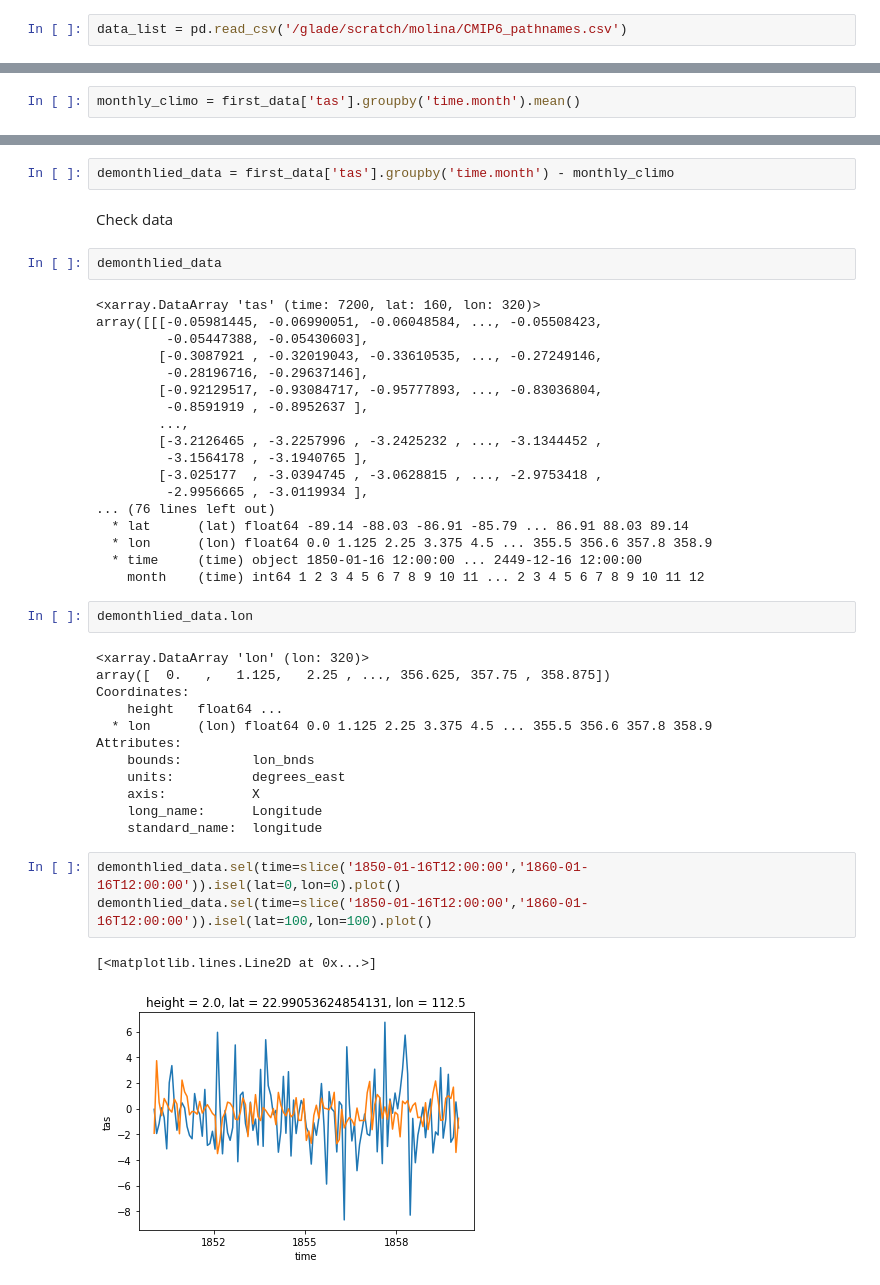
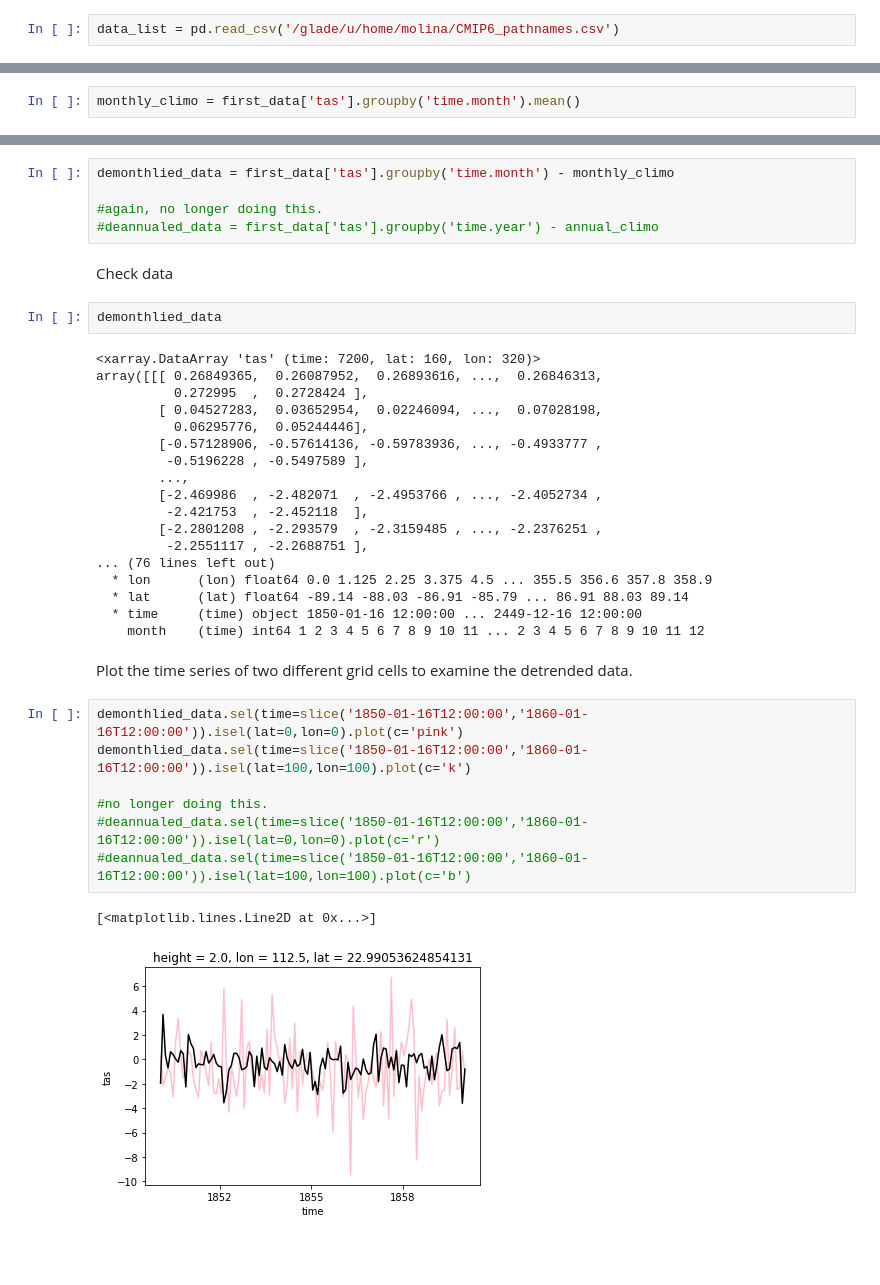
Before and after one commit to darothen/cmip6hack-toe, a Jupyter notebook: notebooks/01a_noise_calculation.ipynb, the cells around one changed output, grey strips where cells are left out. Saved outputs shown, nothing was run; the diff lists cells and outputs as text; blank space fills up the shorter version.

```diff
--- a/notebooks/01a_noise_calculation.ipynb
+++ b/notebooks/01a_noise_calculation.ipynb
@@ -11,3 +14,3 @@ Read in the previously saved list of paths and files from ``00_find_data.ipynb``
 # %%
-data_list = pd.read_csv('/glade/scratch/molina/CMIP6_pathnames.csv')
+data_list = pd.read_csv('/glade/u/home/molina/CMIP6_pathnames.csv')
 # %% [markdown]
@@ -80,44 +105,39 @@ compute anomalies, removal of monthly mean signal
 # %%
 demonthlied_data = first_data['tas'].groupby('time.month') - monthly_climo
+
+#again, no longer doing this.
+#deannualed_data = first_data['tas'].groupby('time.year') - annual_climo
 # %% [markdown]
 Check data
 # %%
 demonthlied_data
 # %% [output]
 <xarray.DataArray 'tas' (time: 7200, lat: 160, lon: 320)>
-array([[[-0.05981445, -0.06990051, -0.06048584, ..., -0.05508423,
-         -0.05447388, -0.05430603],
-        [-0.3087921 , -0.32019043, -0.33610535, ..., -0.27249146,
-         -0.28196716, -0.29637146],
-        [-0.92129517, -0.93084717, -0.95777893, ..., -0.83036804,
-         -0.8591919 , -0.8952637 ],
+array([[[ 0.26849365,  0.26087952,  0.26893616, ...,  0.26846313,
+          0.272995  ,  0.2728424 ],
+        [ 0.04527283,  0.03652954,  0.02246094, ...,  0.07028198,
+          0.06295776,  0.05244446],
+        [-0.57128906, -0.57614136, -0.59783936, ..., -0.4933777 ,
+         -0.5196228 , -0.5497589 ],
         ...,
-        [-3.2126465 , -3.2257996 , -3.2425232 , ..., -3.1344452 ,
-         -3.1564178 , -3.1940765 ],
-        [-3.025177  , -3.0394745 , -3.0628815 , ..., -2.9753418 ,
-         -2.9956665 , -3.0119934 ],
+        [-2.469986  , -2.482071  , -2.4953766 , ..., -2.4052734 ,
+         -2.421753  , -2.452118  ],
+        [-2.2801208 , -2.293579  , -2.3159485 , ..., -2.2376251 ,
+         -2.2551117 , -2.2688751 ],
 ... (76 lines left out)
+  * lon      (lon) float64 0.0 1.125 2.25 3.375 4.5 ... 355.5 356.6 357.8 358.9
   * lat      (lat) float64 -89.14 -88.03 -86.91 -85.79 ... 86.91 88.03 89.14
-  * lon      (lon) float64 0.0 1.125 2.25 3.375 4.5 ... 355.5 356.6 357.8 358.9
   * time     (time) object 1850-01-16 12:00:00 ... 2449-12-16 12:00:00
     month    (time) int64 1 2 3 4 5 6 7 8 9 10 11 ... 2 3 4 5 6 7 8 9 10 11 12
-# %%
-demonthlied_data.lon
-# %% [output]
-<xarray.DataArray 'lon' (lon: 320)>
-array([  0.   ,   1.125,   2.25 , ..., 356.625, 357.75 , 358.875])
-Coordinates:
-    height   float64 ...
-  * lon      (lon) float64 0.0 1.125 2.25 3.375 4.5 ... 355.5 356.6 357.8 358.9
-Attributes:
-    bounds:         lon_bnds
-    units:          degrees_east
-    axis:           X
-    long_name:      Longitude
-    standard_name:  longitude
+# %% [markdown]
+Plot the time series of two different grid cells to examine the detrended data.
 # %%
-demonthlied_data.sel(time=slice('1850-01-16T12:00:00','1860-01-16T12:00:00')).isel(lat=0,lon=0).plot()
-demonthlied_data.sel(time=slice('1850-01-16T12:00:00','1860-01-16T12:00:00')).isel(lat=100,lon=100).plot()
+demonthlied_data.sel(time=slice('1850-01-16T12:00:00','1860-01-16T12:00:00')).isel(lat=0,lon=0).plot(c='pink')
+demonthlied_data.sel(time=slice('1850-01-16T12:00:00','1860-01-16T12:00:00')).isel(lat=100,lon=100).plot(c='k')
+
+#no longer doing this.
+#deannualed_data.sel(time=slice('1850-01-16T12:00:00','1860-01-16T12:00:00')).isel(lat=0,lon=0).plot(c='r')
+#deannualed_data.sel(time=slice('1850-01-16T12:00:00','1860-01-16T12:00:00')).isel(lat=100,lon=100).plot(c='b')
 # %% [output]
 [<matplotlib.lines.Line2D at 0x...>]
-[figure, old version]
+[figure, new version]
```
Also changed, not shown: parts of 32 cells of this notebook.
